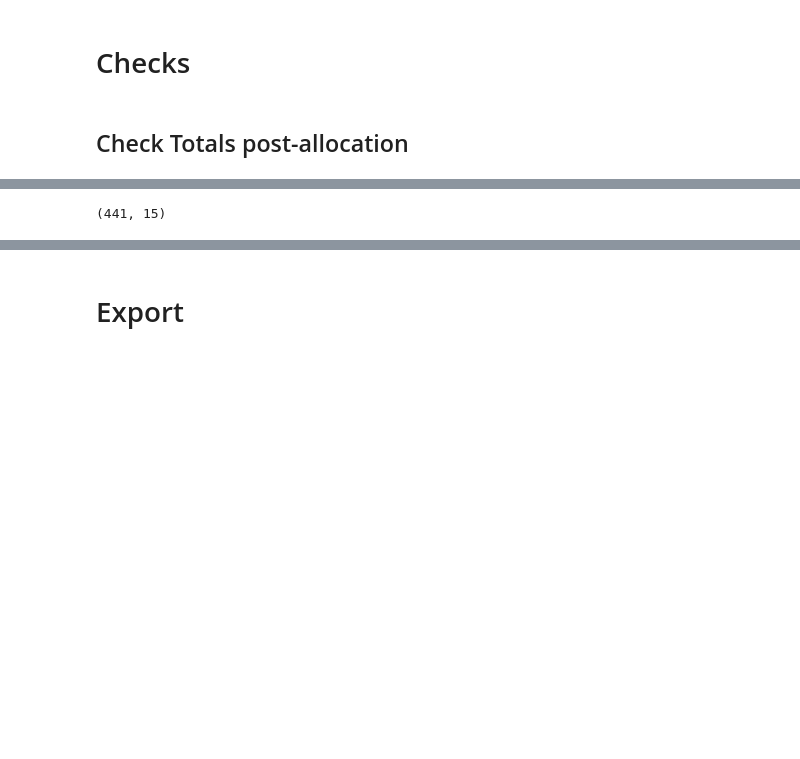
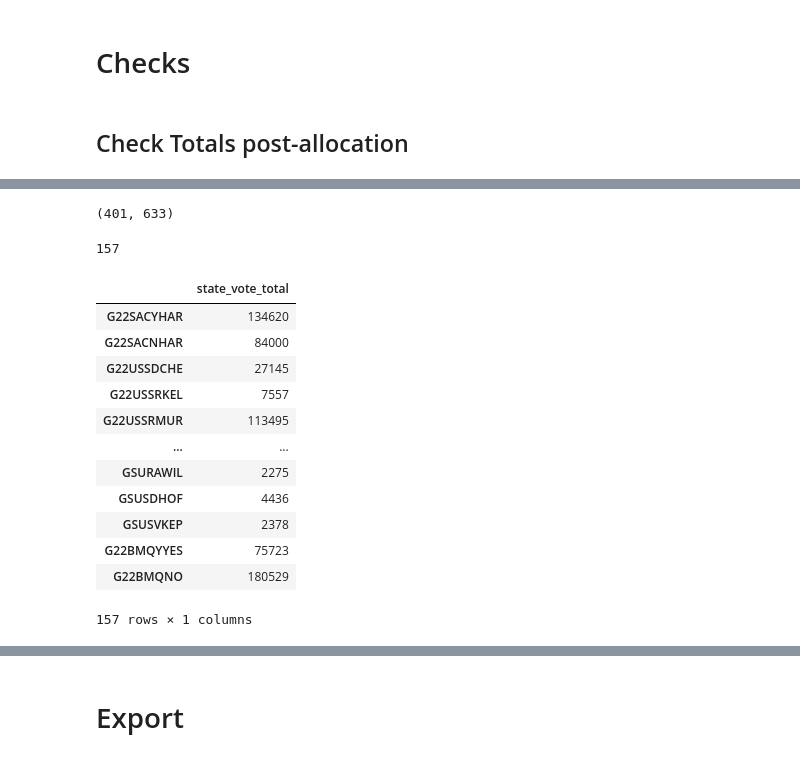
Before and after one commit to nonpartisan-redistricting-datahub/pber_collection, a Jupyter notebook: AK/2022/ak_election_results.ipynb, the cells around one changed output, grey strips where cells are left out. Saved outputs shown, nothing was run; the diff lists cells and outputs as text; code cells hidden in the pictures; blank space fills up the shorter version.

```diff
--- a/AK/2022/ak_election_results.ipynb
+++ b/AK/2022/ak_election_results.ipynb
@@ -634,4 +498,5 @@ df_receiving_votes_post_final_allocation
 # %%
+ak_2022_precinct = df_receiving_district_votes_final.copy()
 totals = pd.DataFrame(ak_2022_precinct[ak_2022_precinct.columns[ak_2022_precinct.columns.str.startswith("G")]].sum())
 precinct_vote_total_across_districts = totals.T
 
@@ -739,20 +559,0 @@ TypeError: can only concatenate str (not "int") to str
-# %%
-allocating_to_all_empty_precs = True
-df_receiving_district_votes_final["FedDistrict"] = "HD"
-df_allocating = ak_2022_fed_overseas
-df_allocating["FedDistrict"] = "HD"
-column_list = list(merge.columns[merge.columns.str.startswith("G")])
-col_allocating = "FedDistrict"
-
-df_receiving_votes_1 = update_total_votes_col(df_receiving_district_votes_final, column_list, allocating_to_all_empty_precs)
-precinct_specific_totals = df_receiving_votes_1[df_receiving_votes_1.columns[df_receiving_votes_1.columns.str.startswith("G")]].sum()
-#create_prec_spec_totals(df_receiving_votes_1, col_allocating)
-to_dole_out_totals = create_to_dole_out_totals(df_allocating, col_allocating)
-
-df_receiving_votes_post_check = check_allocation_feasability(df_receiving_votes_1, precinct_specific_totals, to_dole_out_totals, allocating_to_all_empty_precs=False)
-df_receiving_votes_w_add_rem_floor = add_rem_floor_cols_to_df(df_receiving_votes_post_check, column_list)
-
-sum_dataframe = check_sum_total(precinct_specific_totals, to_dole_out_totals)
-df_receiving_votes_post_first_allocation = first_allocation_iteration(df_receiving_votes_w_add_rem_floor, col_allocating, to_dole_out_totals)
-df_receiving_votes_post_district_allocation = district_allocation_iteration(df_receiving_votes_post_first_allocation, col_allocating, to_dole_out_totals)
-df_receiving_votes_post_final_allocation = final_allocation_iteration(df_receiving_votes_post_district_allocation, column_list, original_cols, sum_dataframe)
@@ -783,7 +559,0 @@ ak_2022_precinct["G22USSOWRI"].sum()
-# %%
-df_receiving_district_votes_final = #ak_2022_precinct.sum()#df_receiving_votes_final
-df_allocating = ak_2022_fed_overseas
-column_list = list(merge.columns[merge.columns.str.startswith("G")])
-col_allocating = "District"
-
-df_receiving_fed_votes_final = main(df_receiving_district_votes_final,df_allocating,column_list,col_allocating,allocating_to_all_empty_precs=True)
@@ -922,4 +642,27 @@ set(ak20["DISTRICT"])-set(merge["DISTRICT"])
 # %%
-ak20.shape
+ak_2022_precinct.shape
 # %% [output]
-(441, 15)
+(401, 633)
+# %%
+len(column_list)
+# %% [output]
+157
+# %%
+df_checks = pd.DataFrame(ak_2022_precinct[column_list].sum(), columns = ["state_vote_total"])
+#df_checks["column_desc"] = df_checks["column_name"].map()
+# %%
+df_checks
+# %% [output]
+|  | state_vote_total |
+| G22SACYHAR | 134620 |
+| G22SACNHAR | 84000 |
+| G22USSDCHE | 27145 |
+| G22USSRKEL | 7557 |
+| G22USSRMUR | 113495 |
+| ... | ... |
+| GSURAWIL | 2275 |
+| GSUSDHOF | 4436 |
+| GSUSVKEP | 2378 |
+| G22BMQYYES | 75723 |
+| G22BMQNO | 180529 |
+157 rows × 1 columns
```
Also changed, not shown: parts of 62 cells of this notebook.
